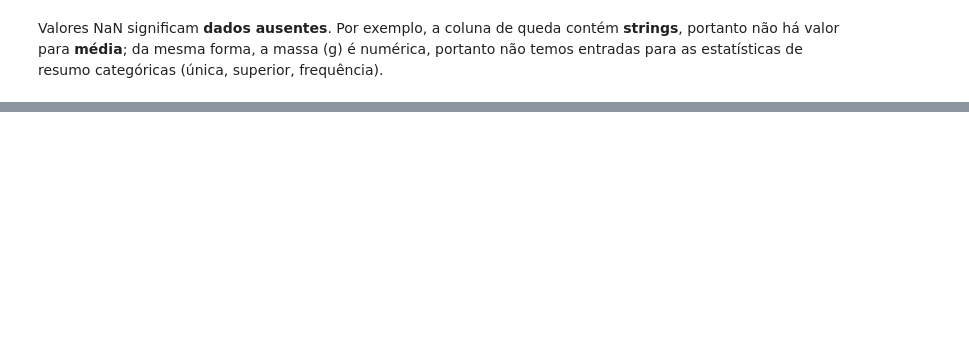
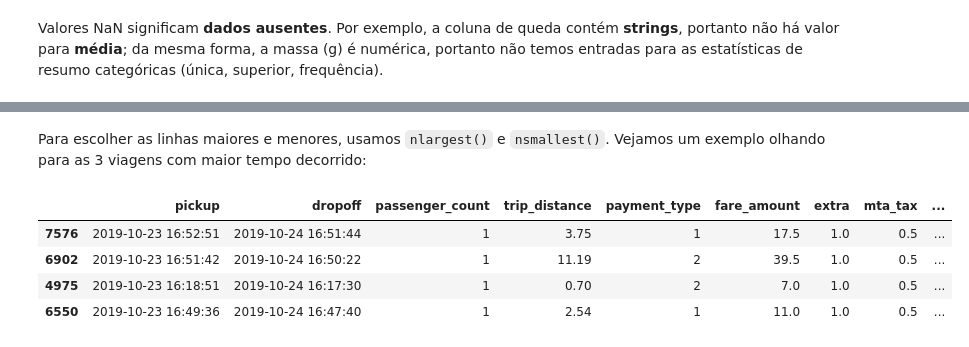
Before and after one commit to nicolas1707/pandas-workshop, a Jupyter notebook: notebooks/Anotações.ipynb, the cells around one changed output, grey strips where cells are left out. Drawn from its saved outputs; the diff is of its cells as text; code cells hidden in the pictures; blank space fills up the shorter version.

```diff
--- a/notebooks/Anotações.ipynb
+++ b/notebooks/Anotações.ipynb
@@ -379,0 +509,10 @@ Valores NaN significam __dados ausentes__. Por exemplo, a coluna de queda conté
+# %% [markdown]
+Para escolher as linhas maiores e menores, usamos `nlargest()` e `nsmallest()`. Vejamos um exemplo olhando para as 3 viagens com maior tempo decorrido:
+# %%
+taxis.nlargest(4, 'elapsed_time')
+# %% [output]
+|  | pickup | dropoff | passenger_count | trip_distance | payment_type | fare_amount | extra | mta_tax | ... |
+| 7576 | 2019-10-23 16:52:51 | 2019-10-24 16:51:44 | 1 | 3.75 | 1 | 17.5 | 1.0 | 0.5 | ... |
+| 6902 | 2019-10-23 16:51:42 | 2019-10-24 16:50:22 | 1 | 11.19 | 2 | 39.5 | 1.0 | 0.5 | ... |
+| 4975 | 2019-10-23 16:18:51 | 2019-10-24 16:17:30 | 1 | 0.70 | 2 | 7.0 | 1.0 | 0.5 | ... |
+| 6550 | 2019-10-23 16:49:36 | 2019-10-24 16:47:40 | 1 | 2.54 | 1 | 11.0 | 1.0 | 0.5 | ... |
```
Also changed, not shown: parts of 34 cells of this notebook.
